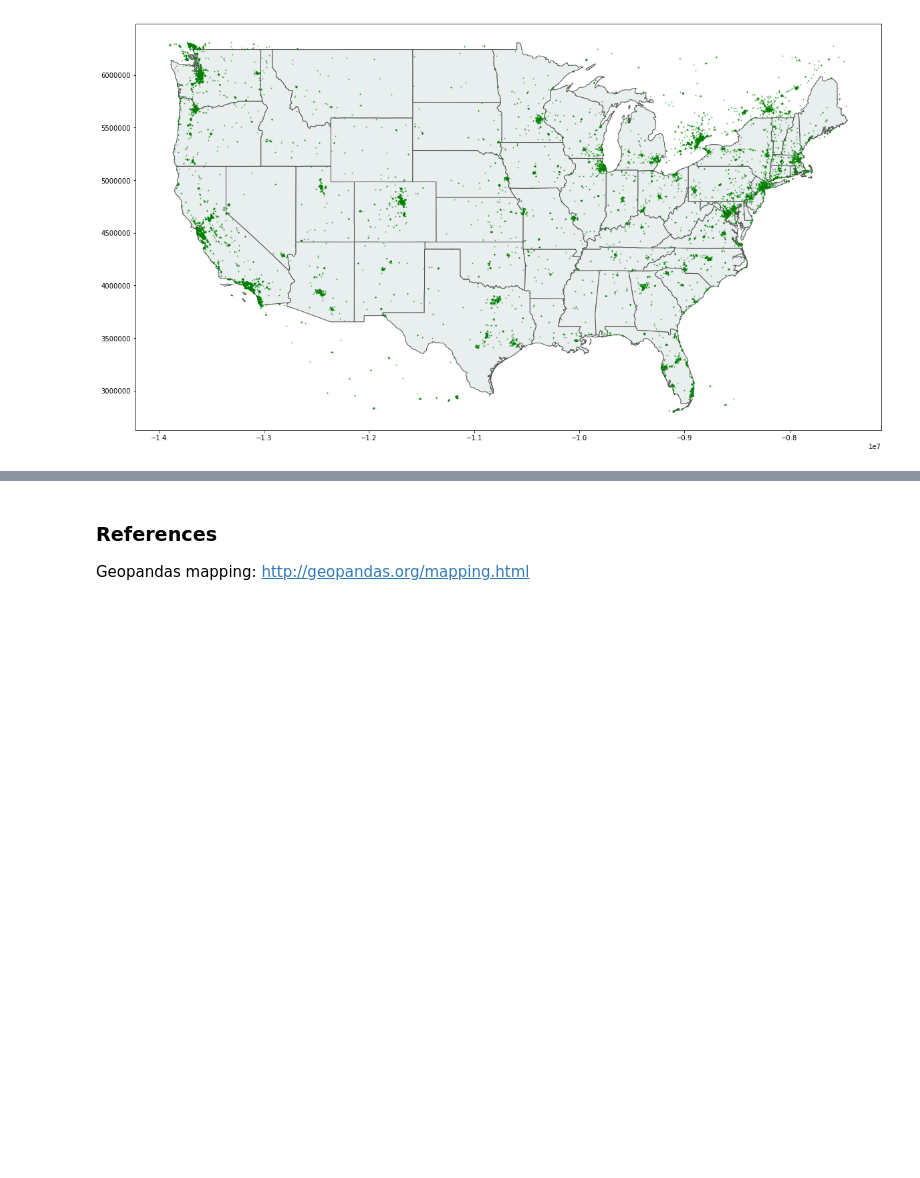
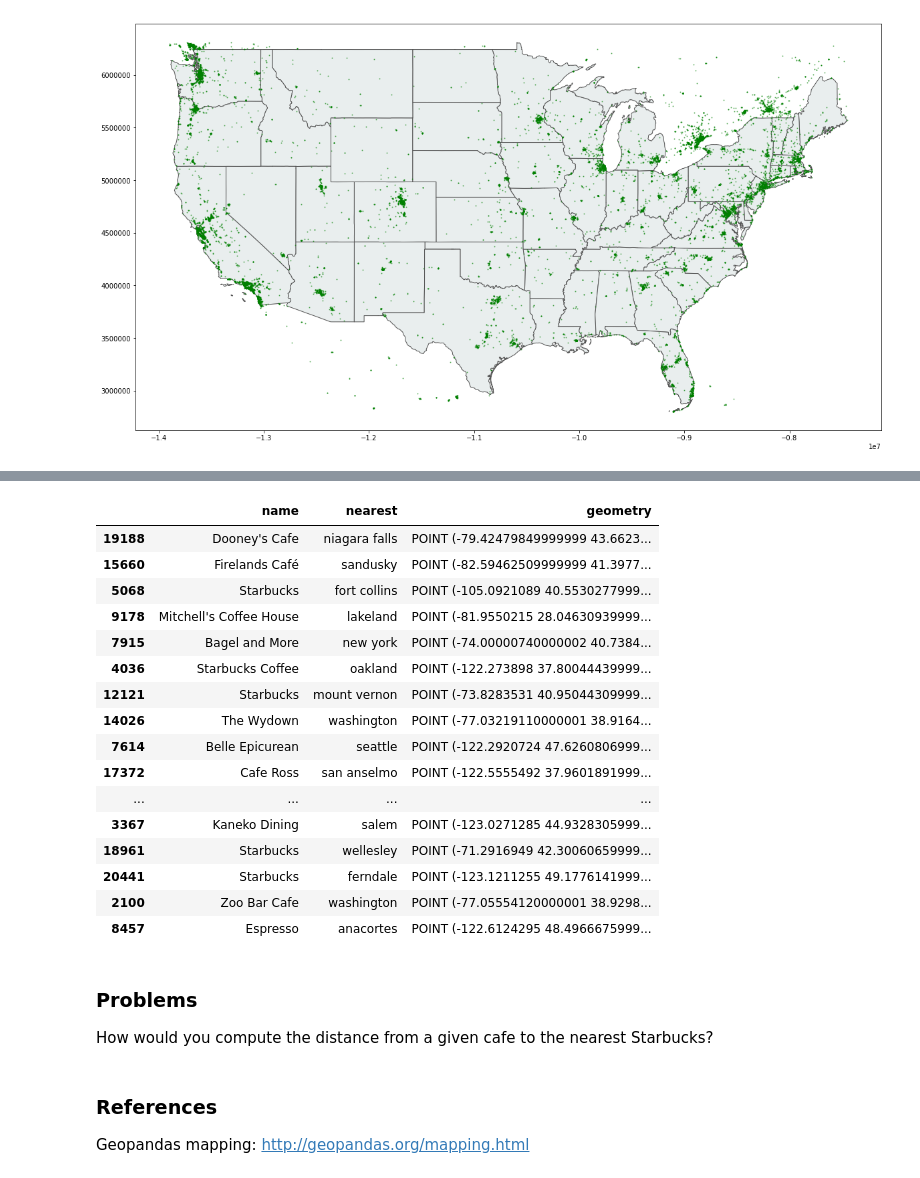
Before and after one commit to dovinmu/python-viz-notebooks, a Jupyter notebook: exploring_geographic_data.ipynb, the cells around one changed output, grey strips where cells are left out. Saved outputs shown, nothing was run; the diff lists cells and outputs as text; code cells hidden in the pictures; blank space fills up the shorter version.

```diff
--- a/exploring_geographic_data.ipynb
+++ b/exploring_geographic_data.ipynb
@@ -13,0 +4,12 @@ cities.sample(5)
+# %%
+cities = pandas.read_csv('US_cities.csv')
+import geopandas
+from geopandas import GeoDataFrame
+from shapely.geometry import Point
+
+geometry = [Point(xy) for xy in zip(cities.Longitude, cities.Latitude)]
+cities = cities.drop(['Longitude', 'Latitude'], axis = 1)
+crs = {'init':'epsg:4326'}
+cities = GeoDataFrame(cities, crs=crs, geometry=geometry)
+# cities = cities.to_crs({'init': 'epsg:3395'})
+cities.head()
@@ -141,3 +156,38 @@ plt.show()
+# %%
+cafes = cafes.to_crs({'init': 'epsg:4326'})
+us_geo = us_geo.to_crs({'init': 'epsg:4326'})
+# %%
+from shapely.ops import nearest_points
+multipoint =  cities.geometry.unary_union
+def near(point, pts=multipoint):
+    nearest = cities.geometry == nearest_points(point, pts)[1]
+    return cities[nearest].City.get_values()[0]
+# %%
+cafes_sample = cafes.sample(50)
+cafes_sample['nearest'] = cafes_sample.apply(lambda cafe: near(cafe.geometry), axis=1)
+cafes_sample[['name', 'nearest', 'geometry']]
+# %% [output]
+|  | name | nearest | geometry |
+| 19188 | Dooney's Cafe | niagara falls | POINT (-79.42479849999999 43.6623... |
+| 15660 | Firelands Café | sandusky | POINT (-82.59462509999999 41.3977... |
+| 5068 | Starbucks | fort collins | POINT (-105.0921089 40.5530277999... |
+| 9178 | Mitchell's Coffee House | lakeland | POINT (-81.9550215 28.04630939999... |
+| 7915 | Bagel and More | new york | POINT (-74.00000740000002 40.7384... |
+| 4036 | Starbucks Coffee | oakland | POINT (-122.273898 37.80044439999... |
+| 12121 | Starbucks | mount vernon | POINT (-73.8283531 40.95044309999... |
+| 14026 | The Wydown | washington | POINT (-77.03219110000001 38.9164... |
+| 7614 | Belle Epicurean | seattle | POINT (-122.2920724 47.6260806999... |
+| 17372 | Cafe Ross | san anselmo | POINT (-122.5555492 37.9601891999... |
+| ... | ... | ... | ... |
+| 3367 | Kaneko Dining | salem | POINT (-123.0271285 44.9328305999... |
+| 18961 | Starbucks | wellesley | POINT (-71.2916949 42.30060659999... |
+| 20441 | Starbucks | ferndale | POINT (-123.1211255 49.1776141999... |
+| 2100 | Zoo Bar Cafe | washington | POINT (-77.05554120000001 38.9298... |
+| 8457 | Espresso | anacortes | POINT (-122.6124295 48.4966675999... |
+# %% [markdown]
+### Problems
+
+How would you compute the distance from a given cafe to the nearest Starbucks?
 # %% [markdown]
 ### References
 
```
Also changed, not shown: parts of 13 cells of this notebook.
